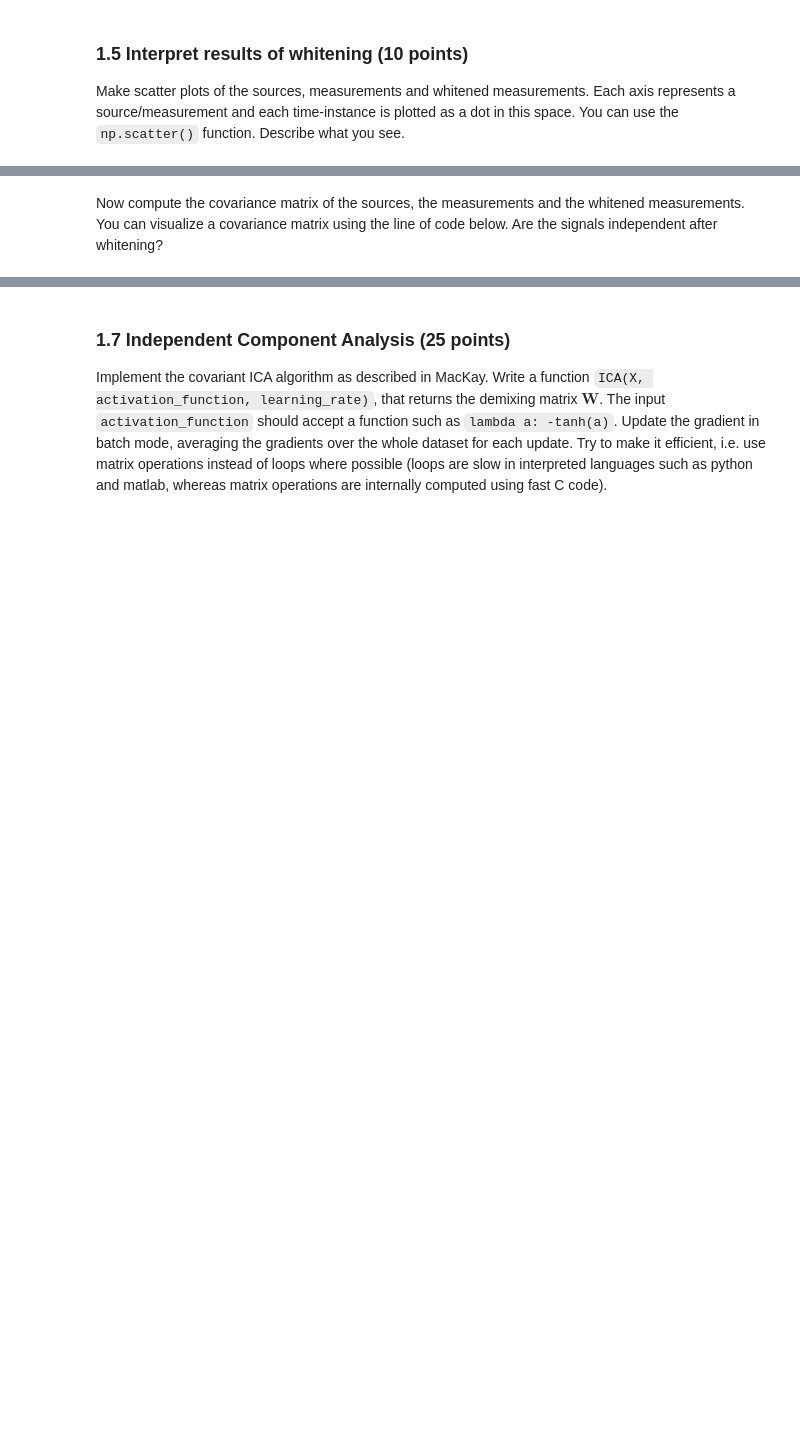
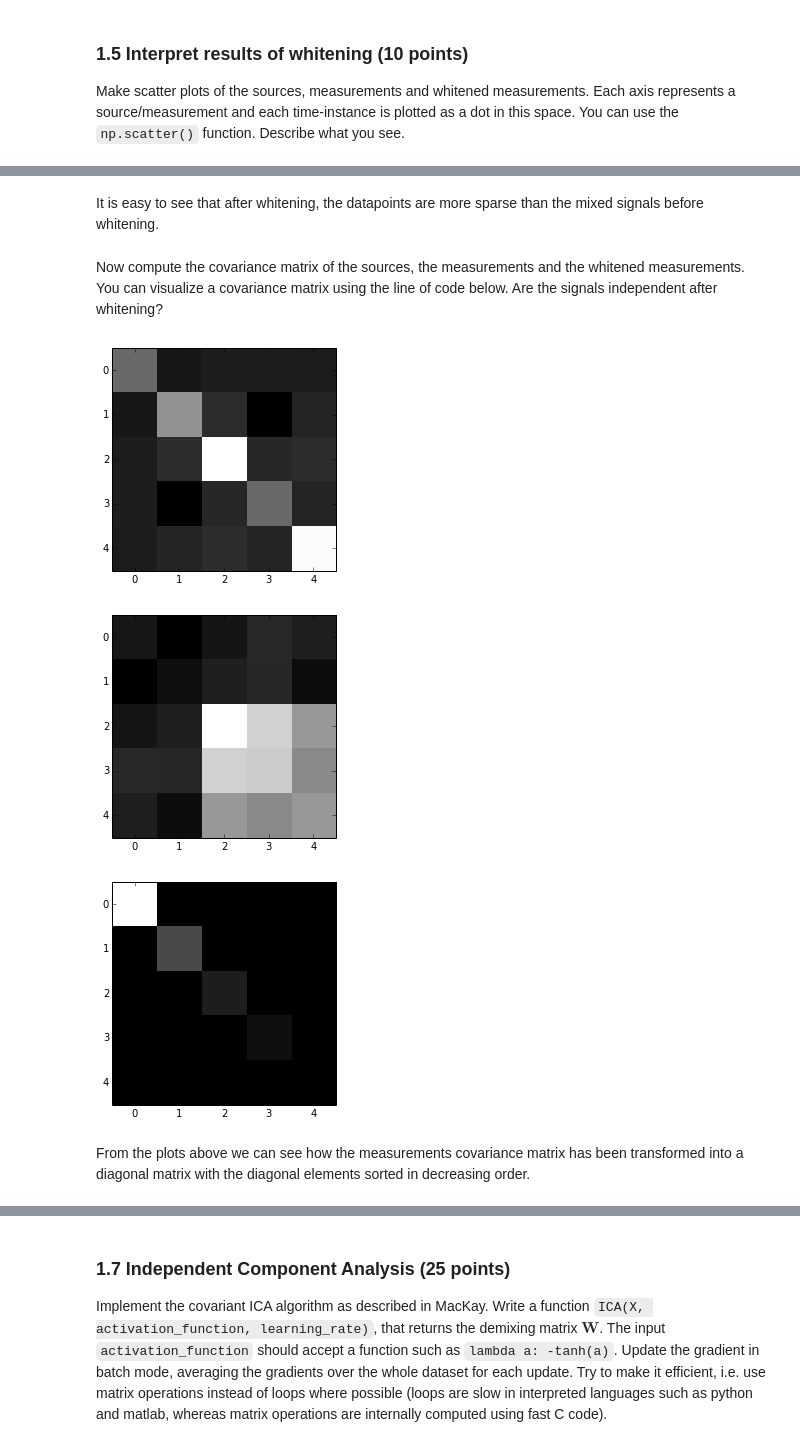
Before and after one commit to Vasileios-Charatsidis/machine-learning-2, a Jupyter notebook: lab1/lab1.ipynb, the cells around one changed output, grey strips where cells are left out. Drawn from its saved outputs; the diff is of its cells as text; code cells hidden in the pictures; blank space fills up the shorter version.

```diff
--- a/lab1/lab1.ipynb
+++ b/lab1/lab1.ipynb
@@ -211,12 +232,18 @@ plot_functions(activations[3], t)
 Some ICA algorithms can only learn from whitened data. Write a method `whiten(X)` that takes a $M \times T$ data matrix $\mathbf{X}$ (where $M$ is the dimensionality and $T$ the number of examples) and returns a whitened matrix. If you forgot what whitening is or how to compute it, various good sources are available online, such as http://courses.media.mit.edu/2010fall/mas622j/whiten.pdf
 # %%
 def whiten(X):
-    X = X - np.mean(X)
+    X = np.apply_along_axis(lambda r: r - r.mean(), 0, X)
     cov = dot(X, X.T)
     d, V = linalg.eigh(cov)
     D = diag(d)
     W = dot(dot(V, D), V.T)
-    X_white = dot(W.T, X)
-    return X_white
+    return dot(W.T, X)
 
-X_whiten = whiten(X)
+def svd_whiten(X):
+    X = np.apply_along_axis(lambda r: r - r.mean(), 0, X)
+    cov = dot(X, X.T)
+    U, S, V = np.linalg.svd(cov)
+    return dot(U.T, X)
+
+X_whiten = svd_whiten(X)
+dot(X_whiten, X_whiten.T)
@@ -239,15 +287,21 @@ plot_scatter(X_whiten)
+# %% [markdown]
+It is easy to see that after whitening, the datapoints are more sparse than the mixed signals before whitening.
 # %% [markdown]
 Now compute the covariance matrix of the sources, the measurements and the whitened measurements. You can visualize a covariance matrix using the line of code below. Are the signals independent after whitening?
 # %%
 def plot_cov(C):
-    figure(); imshow(C, cmap='gray', interpolation='nearest')
+    cov = dot(C, C.T)
+    figure(); imshow(cov, cmap='gray', interpolation='nearest')
 
-Scov = np.dot(S, S.T)
-plot_cov(Scov)
-Xcov = np.dot(X, X.T)
-plot_cov(Xcov)
-X_whitcov = np.dot(X_whiten, X_whiten.T)
-plot_cov(X_whitcov)
+plot_cov(S)
+plot_cov(X)
+plot_cov(X_whiten)
+# %% [output]
+[figure, added]
+[figure, added]
+[figure, added]
+# %% [markdown]
+From the plots above we can see how the measurements covariance matrix has been transformed into a diagonal matrix with the diagonal elements sorted in decreasing order.
 # %% [markdown]
 ### 1.6 Covariance (5 points)
 Explain what a covariant algorithm is.
```
Also changed, not shown: parts of 33 cells of this notebook.
